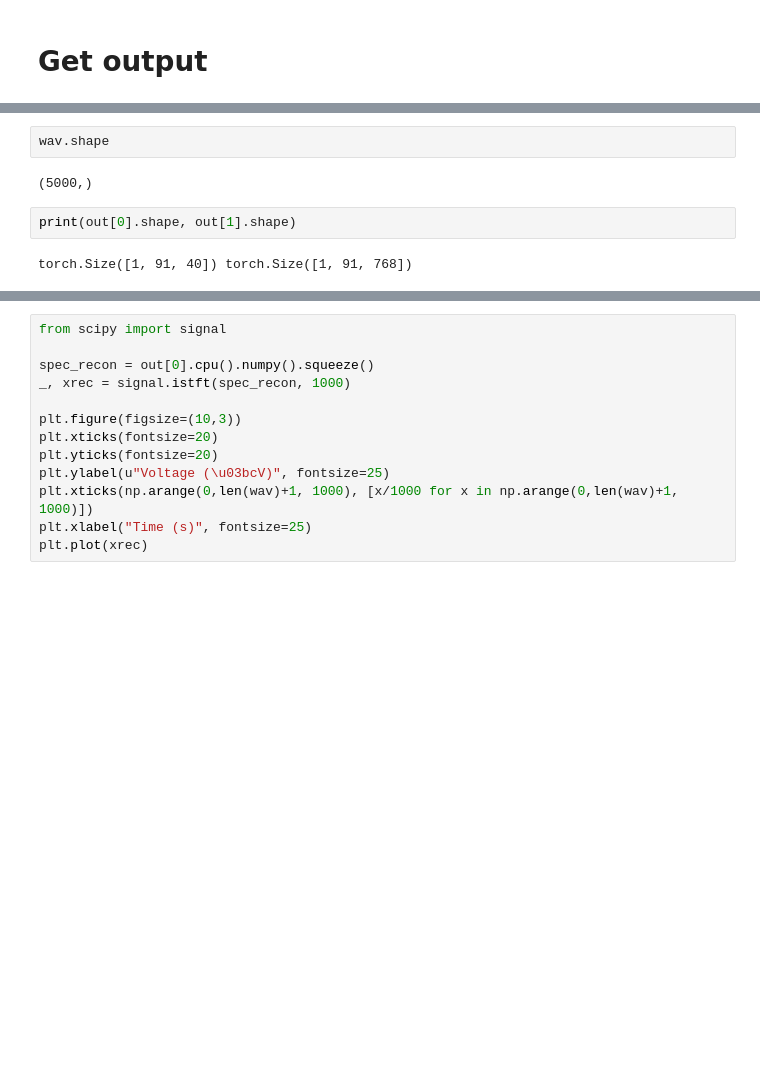
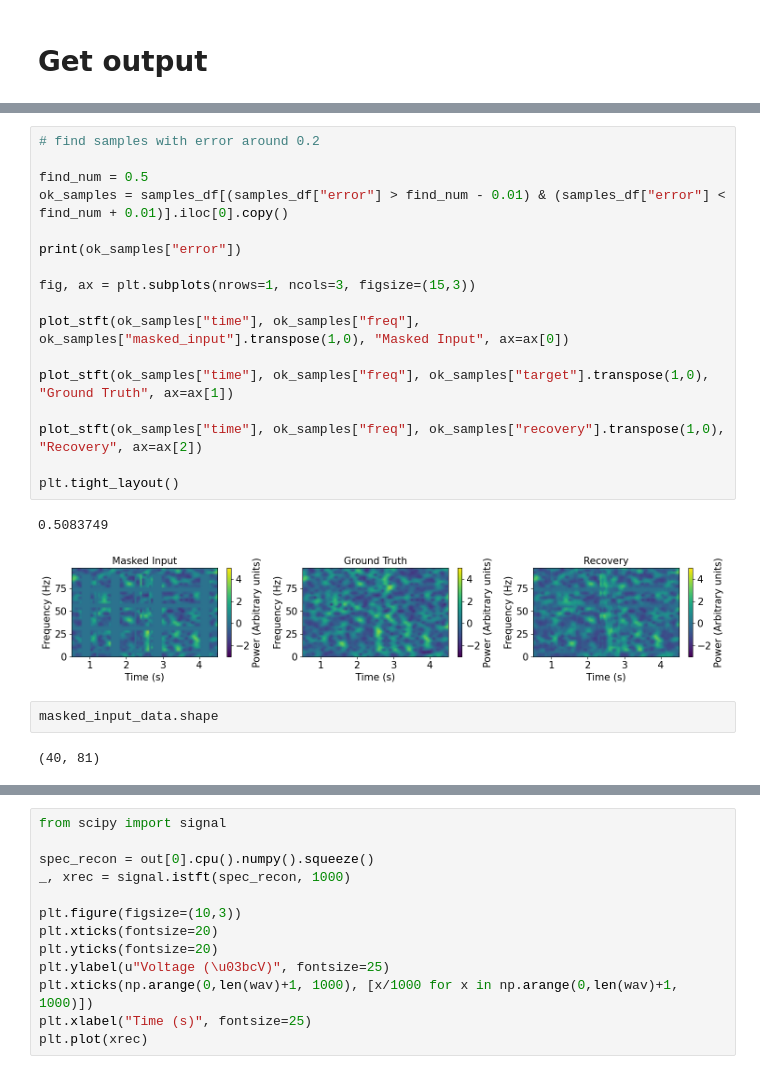
Before and after one commit to GoMapur/BrainBERT, a Jupyter notebook: notebooks/demo.ipynb, the cells around one changed output, grey strips where cells are left out. Drawn from its saved outputs; the diff is of its cells as text; blank space fills up the shorter version.

```diff
--- a/notebooks/demo.ipynb
+++ b/notebooks/demo.ipynb
@@ -131,8 +444,24 @@ Shape of Zxx: (40, 91), shape of f: (40,), shape of t: (91,)
+# %%
+# find samples with error around 0.2
+
+find_num = 0.5
+ok_samples = samples_df[(samples_df["error"] > find_num - 0.01) & (samples_df["error"] < find_num + 0.01)].iloc[0].copy()
+
+print(ok_samples["error"])
+
+fig, ax = plt.subplots(nrows=1, ncols=3, figsize=(15,3))
+
+plot_stft(ok_samples["time"], ok_samples["freq"], ok_samples["masked_input"].transpose(1,0), "Masked Input", ax=ax[0])
+
+plot_stft(ok_samples["time"], ok_samples["freq"], ok_samples["target"].transpose(1,0), "Ground Truth", ax=ax[1])
+
+plot_stft(ok_samples["time"], ok_samples["freq"], ok_samples["recovery"].transpose(1,0), "Recovery", ax=ax[2])
+
+plt.tight_layout()
+# %% [output]
+0.5083749
+[figure, added]
 # %%
-wav.shape
+masked_input_data.shape
 # %% [output]
-(5000,)
+(40, 81)
-# %%
-print(out[0].shape, out[1].shape)
-# %% [output]
-torch.Size([1, 91, 40]) torch.Size([1, 91, 768])
```
Also changed, not shown: parts of 28 cells of this notebook, 8 other files.
